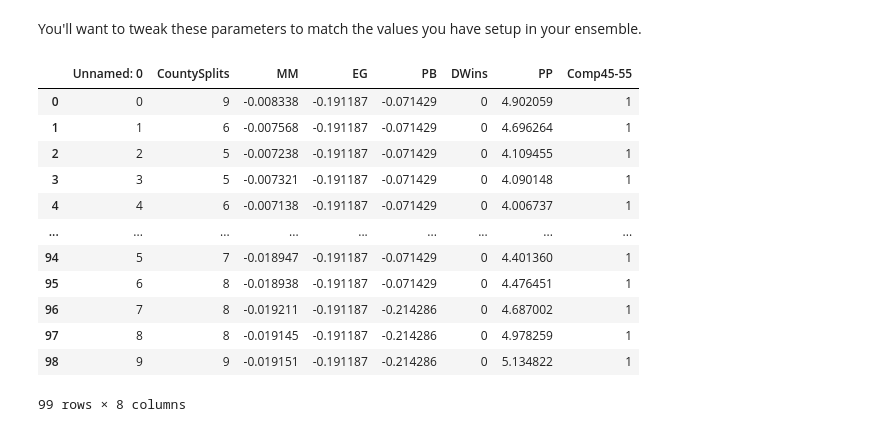
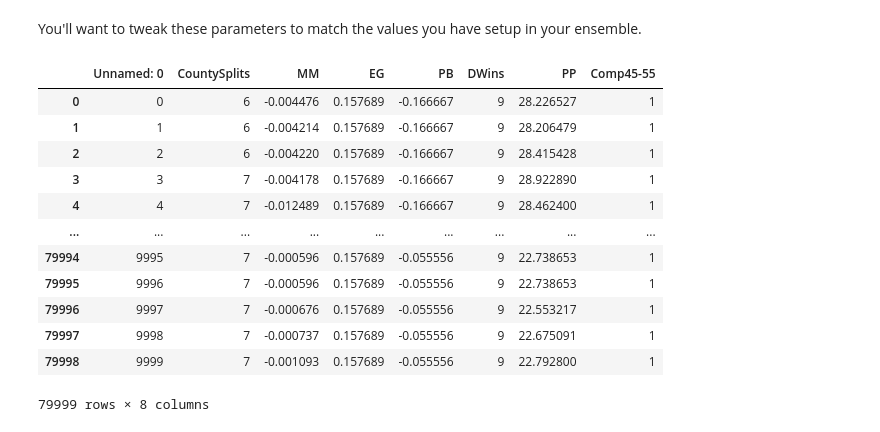
Before and after one commit to carolinaferrer338/STEMinists, a Jupyter notebook: Process_AL_Ensemble_Outputs.ipynb, the cells around one changed output. Saved outputs shown, nothing was run; the diff lists cells and outputs as text; code cells hidden in the pictures.

```diff
--- a/Process_AL_Ensemble_Outputs.ipynb
+++ b/Process_AL_Ensemble_Outputs.ipynb
@@ -6,29 +6,35 @@ import numpy as np
 # %% [markdown]
 You'll want to tweak these parameters to match the values you have setup in your ensemble.
 # %%
-max_steps =100
-step_size = 10
+max_steps = 80000
+step_size = 10000
 ts = [x * step_size for x in range(1, int(max_steps / step_size) + 1)]
 # %%
-df = pd.read_csv("./chain_outputs_10.csv")
+df_1st = pd.read_csv("Output/Testing_03/Testing_01chain_outputs_10000.csv")
+df_2nd = pd.read_csv("Output/Testing_04/Testing_01chain_outputs_10000.csv")
+for t in ts[1:]:
+
+    df2 = pd.read_csv(f"Output/Testing_03/Testing_01chain_outputs_{t}.csv")
+    df_1st = pd.concat([df_1st,df2],ignore_index=True)
 
 for t in ts[1:]:
+    df_2nd_2 = pd.read_csv(f"Output/Testing_04/Testing_01chain_outputs_{t}.csv")
+    df_2nd = pd.concat([df_2nd,df_2nd_2],ignore_index=True)
 
-    df2 = pd.read_csv(f"./chain_outputs_{t}.csv")
-    df = pd.concat([df,df2],ignore_index=True)
+dfs = [df_1st, df_2nd]
 # %%
-df
+df_1st
 # %% [output]
 |  | Unnamed: 0 | CountySplits | MM | EG | PB | DWins | PP | Comp45-55 |
-| 0 | 0 | 9 | -0.008338 | -0.191187 | -0.071429 | 0 | 4.902059 | 1 |
-| 1 | 1 | 6 | -0.007568 | -0.191187 | -0.071429 | 0 | 4.696264 | 1 |
-| 2 | 2 | 5 | -0.007238 | -0.191187 | -0.071429 | 0 | 4.109455 | 1 |
-| 3 | 3 | 5 | -0.007321 | -0.191187 | -0.071429 | 0 | 4.090148 | 1 |
-| 4 | 4 | 6 | -0.007138 | -0.191187 | -0.071429 | 0 | 4.006737 | 1 |
+| 0 | 0 | 6 | -0.004476 | 0.157689 | -0.166667 | 9 | 28.226527 | 1 |
+| 1 | 1 | 6 | -0.004214 | 0.157689 | -0.166667 | 9 | 28.206479 | 1 |
+| 2 | 2 | 6 | -0.004220 | 0.157689 | -0.166667 | 9 | 28.415428 | 1 |
+| 3 | 3 | 7 | -0.004178 | 0.157689 | -0.166667 | 9 | 28.922890 | 1 |
+| 4 | 4 | 7 | -0.012489 | 0.157689 | -0.166667 | 9 | 28.462400 | 1 |
 | ... | ... | ... | ... | ... | ... | ... | ... | ... |
-| 94 | 5 | 7 | -0.018947 | -0.191187 | -0.071429 | 0 | 4.401360 | 1 |
-| 95 | 6 | 8 | -0.018938 | -0.191187 | -0.071429 | 0 | 4.476451 | 1 |
-| 96 | 7 | 8 | -0.019211 | -0.191187 | -0.214286 | 0 | 4.687002 | 1 |
-| 97 | 8 | 8 | -0.019145 | -0.191187 | -0.214286 | 0 | 4.978259 | 1 |
-| 98 | 9 | 9 | -0.019151 | -0.191187 | -0.214286 | 0 | 5.134822 | 1 |
+| 79994 | 9995 | 7 | -0.000596 | 0.157689 | -0.055556 | 9 | 22.738653 | 1 |
+| 79995 | 9996 | 7 | -0.000596 | 0.157689 | -0.055556 | 9 | 22.738653 | 1 |
+| 79996 | 9997 | 7 | -0.000676 | 0.157689 | -0.055556 | 9 | 22.553217 | 1 |
+| 79997 | 9998 | 7 | -0.000737 | 0.157689 | -0.055556 | 9 | 22.675091 | 1 |
+| 79998 | 9999 | 7 | -0.001093 | 0.157689 | -0.055556 | 9 | 22.792800 | 1 |
-99 rows × 8 columns
+79999 rows × 8 columns
```
Also changed, not shown: parts of 4 cells of this notebook.
